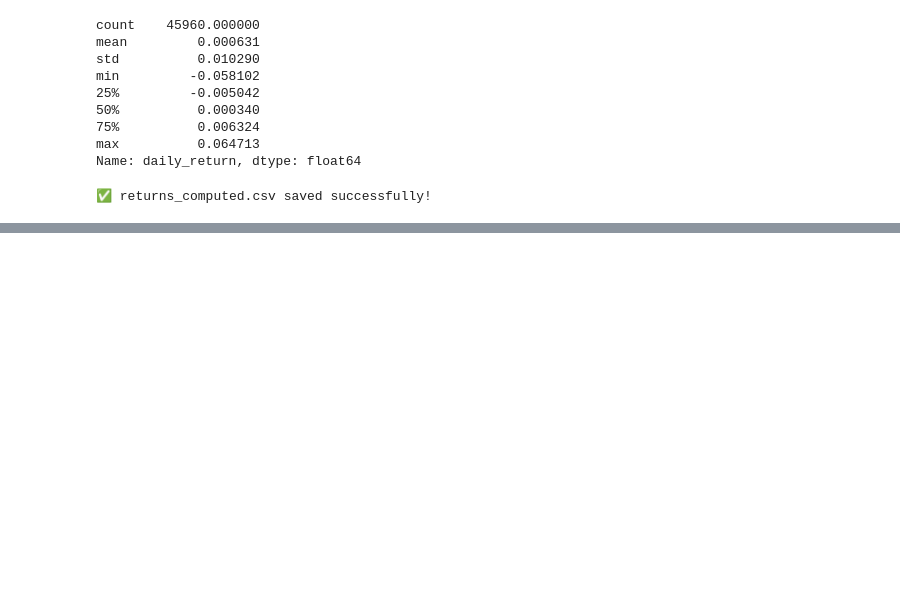
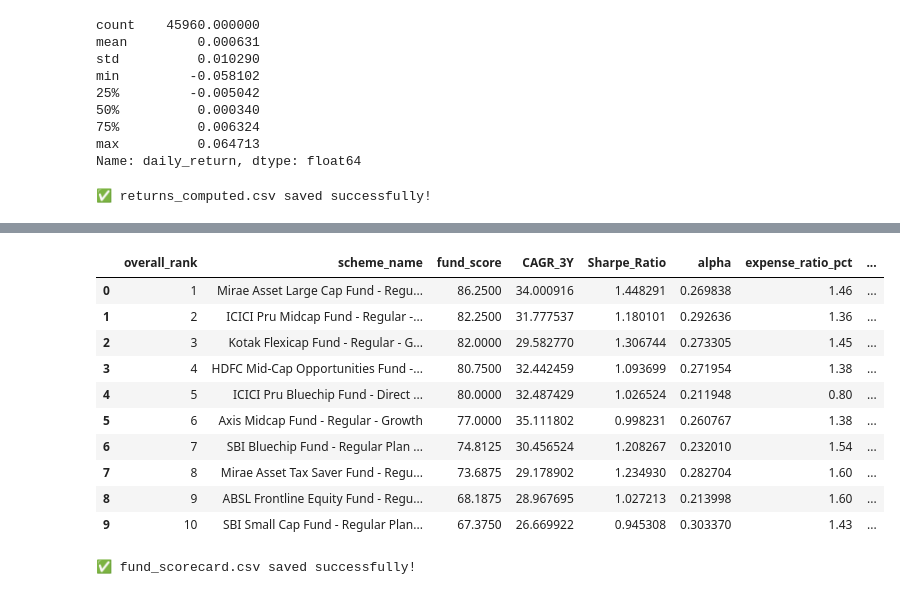
Before and after one commit to Sadiyashaikh15/Mutual-Fund-Analysis, a Jupyter notebook: notebooks/Performance_Analytics.ipynb, the cells around one changed output, grey strips where cells are left out. Cells and saved outputs as stored; diff of their text form; code cells hidden in the pictures; blank space fills up the shorter version.

```diff
--- a/notebooks/Performance_Analytics.ipynb
+++ b/notebooks/Performance_Analytics.ipynb
@@ -173,0 +778,10 @@ print("✅ returns_computed.csv saved successfully!")
+# %%
+import pandas as pd
+
+cagr_report = pd.read_csv("../outputs/cagr_report.csv")
+sharpe_df = pd.read_csv("../outputs/sharpe_values.csv")
+alpha_beta_df = pd.read_csv("../outputs/alpha_beta.csv")
+drawdown_df = pd.read_csv("../outputs/max_drawdown.csv")
+fund = pd.read_csv("../data/raw/07_scheme_performance.csv")
+
+print("All files loaded successfully!")
@@ -173,0 +864,8 @@ print("✅ returns_computed.csv saved successfully!")
+# %%
+scorecard["fund_score"] = (
+    0.30 * scorecard["return_score"]
+    + 0.25 * scorecard["sharpe_score"]
+    + 0.20 * scorecard["alpha_score"]
+    + 0.15 * scorecard["expense_score"]
+    + 0.10 * scorecard["drawdown_score"]
+)
@@ -173,0 +879,34 @@ print("✅ returns_computed.csv saved successfully!")
+# %%
+scorecard[
+    [
+        "overall_rank",
+        "scheme_name",
+        "fund_score",
+        "CAGR_3Y",
+        "Sharpe_Ratio",
+        "alpha",
+        "expense_ratio_pct",
+        "max_drawdown_pct"
+    ]
+].head(10)
+# %% [output]
+|  | overall_rank | scheme_name | fund_score | CAGR_3Y | Sharpe_Ratio | alpha | expense_ratio_pct | ... |
+| 0 | 1 | Mirae Asset Large Cap Fund - Regu... | 86.2500 | 34.000916 | 1.448291 | 0.269838 | 1.46 | ... |
+| 1 | 2 | ICICI Pru Midcap Fund - Regular -... | 82.2500 | 31.777537 | 1.180101 | 0.292636 | 1.36 | ... |
+| 2 | 3 | Kotak Flexicap Fund - Regular - G... | 82.0000 | 29.582770 | 1.306744 | 0.273305 | 1.45 | ... |
+| 3 | 4 | HDFC Mid-Cap Opportunities Fund -... | 80.7500 | 32.442459 | 1.093699 | 0.271954 | 1.38 | ... |
+| 4 | 5 | ICICI Pru Bluechip Fund - Direct ... | 80.0000 | 32.487429 | 1.026524 | 0.211948 | 0.80 | ... |
+| 5 | 6 | Axis Midcap Fund - Regular - Growth | 77.0000 | 35.111802 | 0.998231 | 0.260767 | 1.38 | ... |
+| 6 | 7 | SBI Bluechip Fund - Regular Plan ... | 74.8125 | 30.456524 | 1.208267 | 0.232010 | 1.54 | ... |
+| 7 | 8 | Mirae Asset Tax Saver Fund - Regu... | 73.6875 | 29.178902 | 1.234930 | 0.282704 | 1.60 | ... |
+| 8 | 9 | ABSL Frontline Equity Fund - Regu... | 68.1875 | 28.967695 | 1.027213 | 0.213998 | 1.60 | ... |
+| 9 | 10 | SBI Small Cap Fund - Regular Plan... | 67.3750 | 26.669922 | 0.945308 | 0.303370 | 1.43 | ... |
+# %%
+scorecard.to_csv(
+    "../outputs/fund_scorecard.csv",
+    index=False
+)
+
+print("✅ fund_scorecard.csv saved successfully!")
+# %% [output]
+✅ fund_scorecard.csv saved successfully!
```
Also changed, not shown: parts of 61 cells of this notebook, 5 other files.
